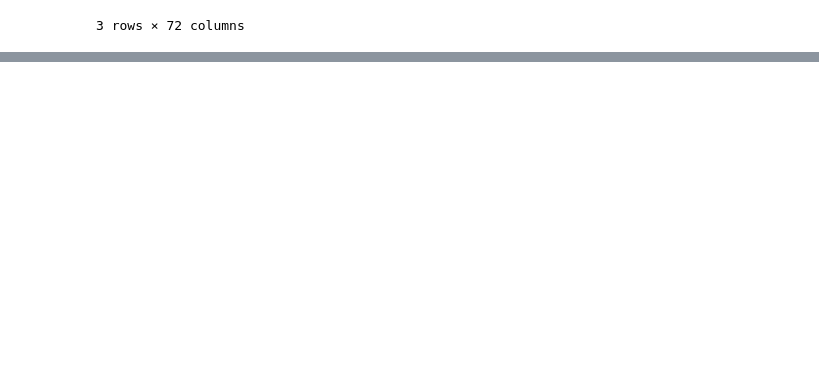
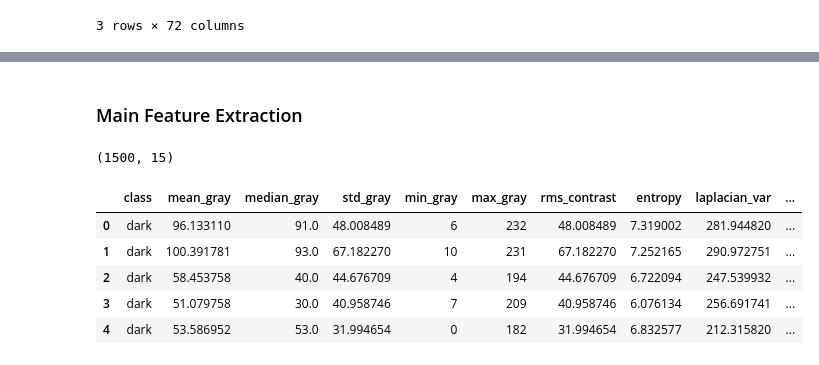
Before and after one commit to Vaibhavv526/Predicting-Illumination-from-Camera-Images, a Jupyter notebook: Analysis_Cell.ipynb, the cells around one changed output, grey strips where cells are left out. Saved outputs shown, nothing was run; the diff lists cells and outputs as text; code cells hidden in the pictures; blank space fills up the shorter version.

Commit message:
Some more Data Analysis

```diff
--- a/Analysis_Cell.ipynb
+++ b/Analysis_Cell.ipynb
@@ -324,0 +353,8 @@ display(summary)
+# %%
+DATASET_PATH = "data/train"
+
+classes = ["dark", "normal", "bright"]
+
+records = []
+# %% [markdown]
+### Main Feature Extraction
@@ -324,0 +477,14 @@ display(summary)
+# %%
+feature_df = pd.DataFrame(records)
+
+print(feature_df.shape)
+
+feature_df.head()
+# %% [output]
+(1500, 15)
+|  | class | mean_gray | median_gray | std_gray | min_gray | max_gray | rms_contrast | entropy | laplacian_var | ... |
+| 0 | dark | 96.133110 | 91.0 | 48.008489 | 6 | 232 | 48.008489 | 7.319002 | 281.944820 | ... |
+| 1 | dark | 100.391781 | 93.0 | 67.182270 | 10 | 231 | 67.182270 | 7.252165 | 290.972751 | ... |
+| 2 | dark | 58.453758 | 40.0 | 44.676709 | 4 | 194 | 44.676709 | 6.722094 | 247.539932 | ... |
+| 3 | dark | 51.079758 | 30.0 | 40.958746 | 7 | 209 | 40.958746 | 6.076134 | 256.691741 | ... |
+| 4 | dark | 53.586952 | 53.0 | 31.994654 | 0 | 182 | 31.994654 | 6.832577 | 212.315820 | ... |
```
Also changed, not shown: parts of 8 cells of this notebook.
